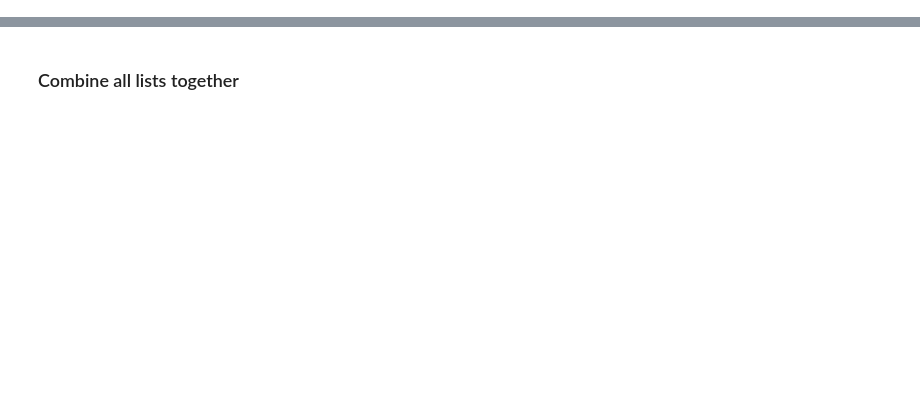
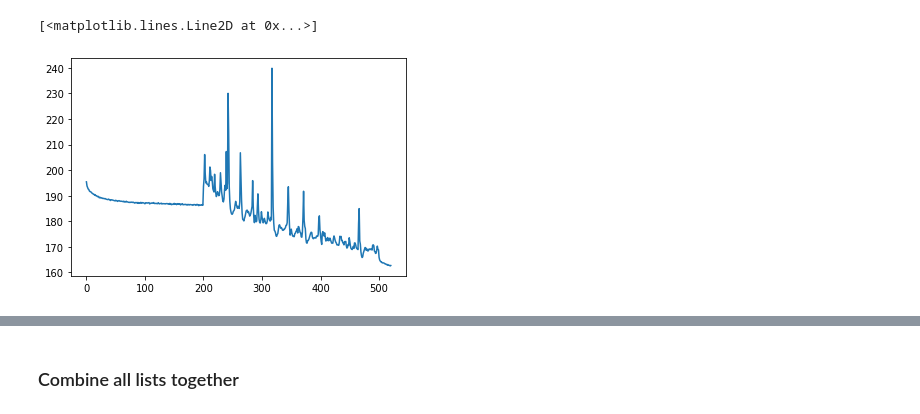
Before and after one commit to ChanMunFai/VideoPrediction, a Jupyter notebook: plots/SV2P/best_sv2p_loss.ipynb, the cells around one changed output, grey strips where cells are left out. Saved outputs shown, nothing was run; the diff lists cells and outputs as text; code cells hidden in the pictures; blank space fills up the shorter version.

```diff
--- a/plots/SV2P/best_sv2p_loss.ipynb
+++ b/plots/SV2P/best_sv2p_loss.ipynb
@@ -99,0 +10,18 @@ train_loss3_dot0001, kld3_dot0001, mse3_dot0001 = plot_losses_stage2(loss_path_3
+# %%
+stage0_losses = []
+stage1_2_losses = []
+stage3_losses = []
+
+with open(loss_path) as f:
+    lines = f.readlines()
+    for line in lines:
+        line = line.strip("\n")
+        line = line.strip("INFO:root:")
+        if "," not in line:
+            stage0_losses.append(float(line))
+        else:
+            line = line.split(",")
+            if len(line) == 3:
+                stage1_2_losses.append(line)
+            elif len(line) == 4:
+                stage3_losses.append(line)
@@ -99,0 +59,5 @@ train_loss3_dot0001, kld3_dot0001, mse3_dot0001 = plot_losses_stage2(loss_path_3
+# %%
+plt.plot(stage0_losses)
+# %% [output]
+[<matplotlib.lines.Line2D at 0x...>]
+[figure, added]
```
Also changed, not shown: parts of 20 cells of this notebook, 2 other files.
